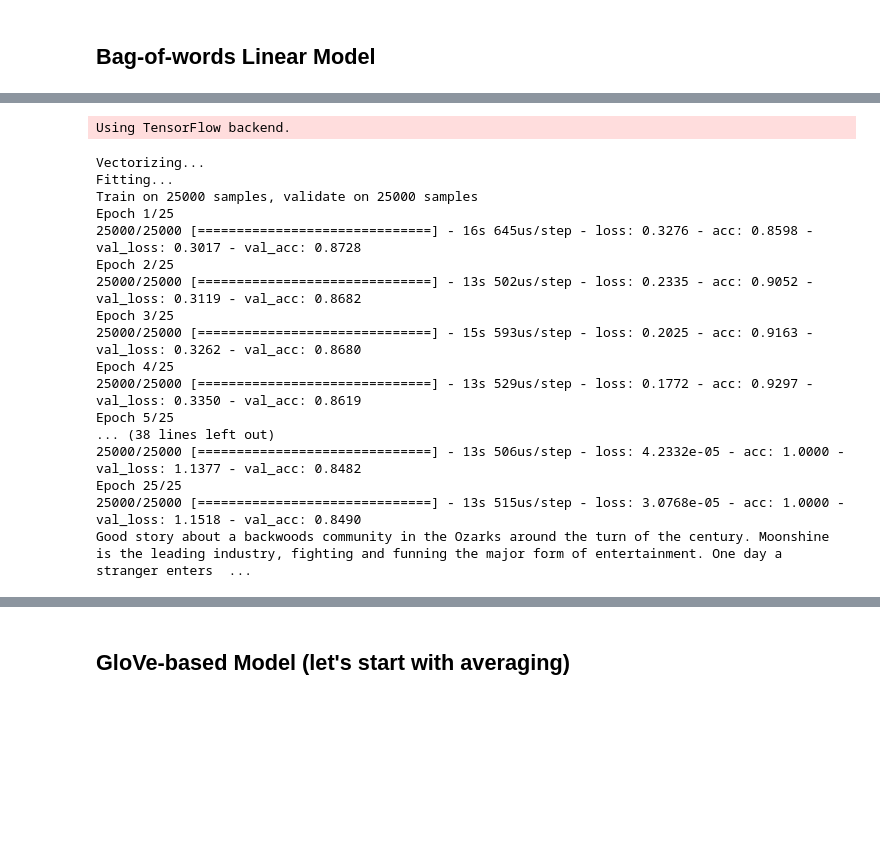
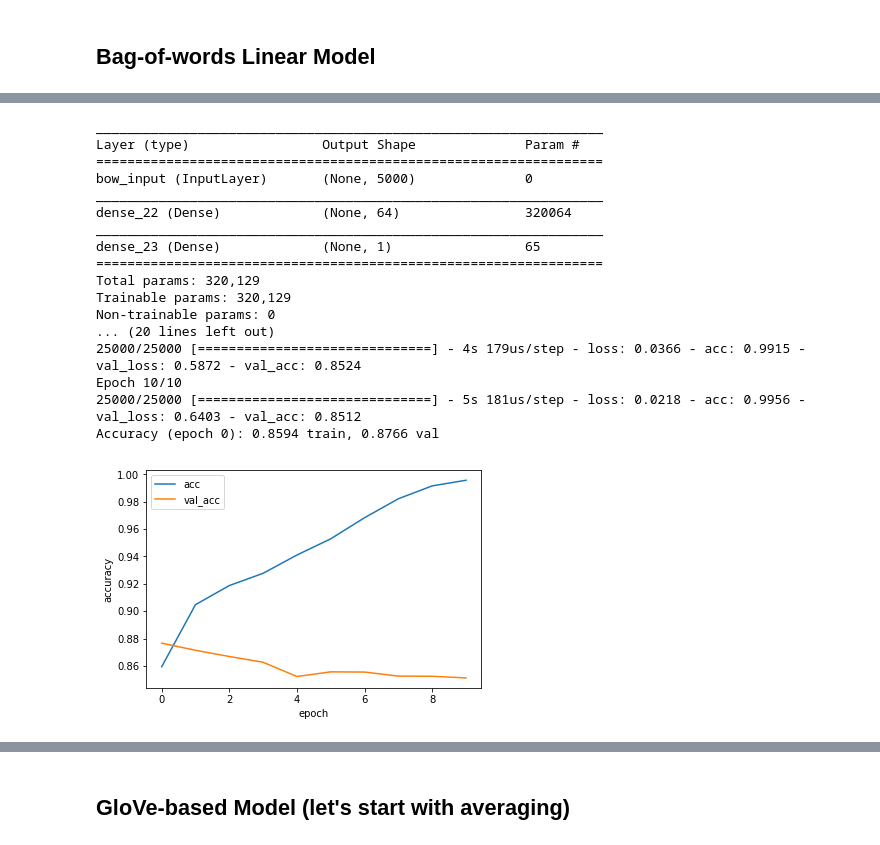
Before and after one commit to rossumai/mlprague18-nlp, a Jupyter notebook: IMDB Sentiment.ipynb, the cells around one changed output, grey strips where cells are left out. Drawn from its saved outputs; the diff is of its cells as text; code cells hidden in the pictures; blank space fills up the shorter version.

```diff
--- a/IMDB Sentiment.ipynb
+++ b/IMDB Sentiment.ipynb
@@ -60,0 +74,3 @@ len(X_train), len(X_val)
+# %%
+X_bow_train = [bow_onehot_vector(x) for x in X_train]
+X_bow_val = [bow_onehot_vector(x) for x in X_val]
@@ -130,58 +156,42 @@ import numpy as np
 class BOWHiddenSentimentModel(object):
     def __init__(self, N=64):
         bow = Input(shape=(len(vocab),), name='bow_input')
-        # weights of all inputs
         hidden = Dense(N, activation='tanh')(bow)
-        sentiment = Dense(1)(hidden)
-        # normalize to [0, 1] range
-        sentiment = Activation('sigmoid')(sentiment)
+        sentiment = Dense(1, activation='sigmoid')(hidden)
 
-        self.model = Model(input=bow, output=sentiment)
+        self.model = Model(inputs=[bow], outputs=[sentiment])
+        self.model.summary()
         self.model.compile(optimizer='adam', loss='binary_crossentropy', metrics=['accuracy'])
 
-    def review_vector(self, tokens):
-        vector = [0] * len(vocab)
-        for t in tokens:
-            try:
-                vector[vocab.index(t)] = 1
-            except:
-                pass  # ignore missing words
-        return vector
-
     def train(self, X, y, X_val, y_val):
-        print('Vectorizing...')
-        X = np.array([self.review_vector(r) for r in X])
-        X_val = np.array([self.review_vector(r) for r in X_val])
         print('Fitting...')
-        self.model.fit(X, y, validation_data=(X_val, y_val), epochs=25, verbose=1)
+        return self.model.fit(np.array(X), y, validation_data=(np.array(X_val), y_val), epochs=10, verbose=1)
 
     def predict(self, X):
-        X = np.array([self.review_vector(r) for r in X])
-        return self.model.predict(X)
+        return self.model.predict(np.array(X))
+
+sentiment = BOWHiddenSentimentModel()
+history = sentiment.train(X_bow_train, y_train, X_bow_val, y_val)
+best_train_history(history)
 # %% [output]
-Using TensorFlow backend.
+_________________________________________________________________
+Layer (type)                 Output Shape              Param #
+=================================================================
+bow_input (InputLayer)       (None, 5000)              0
+_________________________________________________________________
+dense_22 (Dense)             (None, 64)                320064
+_________________________________________________________________
+dense_23 (Dense)             (None, 1)                 65
+=================================================================
+Total params: 320,129
+Trainable params: 320,129
+Non-trainable params: 0
+... (20 lines left out)
+25000/25000 [==============================] - 4s 179us/step - loss: 0.0366 - acc: 0.9915 - val_loss: 0.5872 - val_acc: 0.8524
+Epoch 10/10
+25000/25000 [==============================] - 5s 181us/step - loss: 0.0218 - acc: 0.9956 - val_loss: 0.6403 - val_acc: 0.8512
+Accuracy (epoch 0): 0.8594 train, 0.8766 val
-# %%
-sentiment = BOWHiddenSentimentModel()
-sentiment.train(X_train, y_train, X_val, y_val)
-
-test_text = 'Good story about a backwoods community in the Ozarks around the turn of the century. Moonshine is the leading industry, fighting and funning the major form of entertainment. One day a stranger enters the community and causes a shake-up among the locals. Beautiful scenery adds much to the story.'
-test_tokens = text_tokens(test_text)
-print(test_text, sentiment.predict([test_tokens])[0])
-# %% [output]
-Vectorizing...
-Fitting...
-Train on 25000 samples, validate on 25000 samples
-Epoch 1/25
-25000/25000 [==============================] - 16s 645us/step - loss: 0.3276 - acc: 0.8598 - val_loss: 0.3017 - val_acc: 0.8728
-Epoch 2/25
-25000/25000 [==============================] - 13s 502us/step - loss: 0.2335 - acc: 0.9052 - val_loss: 0.3119 - val_acc: 0.8682
-Epoch 3/25
-25000/25000 [==============================] - 15s 593us/step - loss: 0.2025 - acc: 0.9163 - val_loss: 0.3262 - val_acc: 0.8680
-Epoch 4/25
-25000/25000 [==============================] - 13s 529us/step - loss: 0.1772 - acc: 0.9297 - val_loss: 0.3350 - val_acc: 0.8619
-Epoch 5/25
-... (38 lines left out)
-25000/25000 [==============================] - 13s 506us/step - loss: 4.2332e-05 - acc: 1.0000 - val_loss: 1.1377 - val_acc: 0.8482
-Epoch 25/25
-25000/25000 [==============================] - 13s 515us/step - loss: 3.0768e-05 - acc: 1.0000 - val_loss: 1.1518 - val_acc: 0.8490
-Good story about a backwoods community in the Ozarks around the turn of the century. Moonshine is the leading industry, fighting and funning the major form of entertainment. One day a stranger enters  ...
+# %%
+plot_train_history(history)
+# %% [output]
+[figure, added]
```
Also changed, not shown: parts of 84 cells of this notebook.
